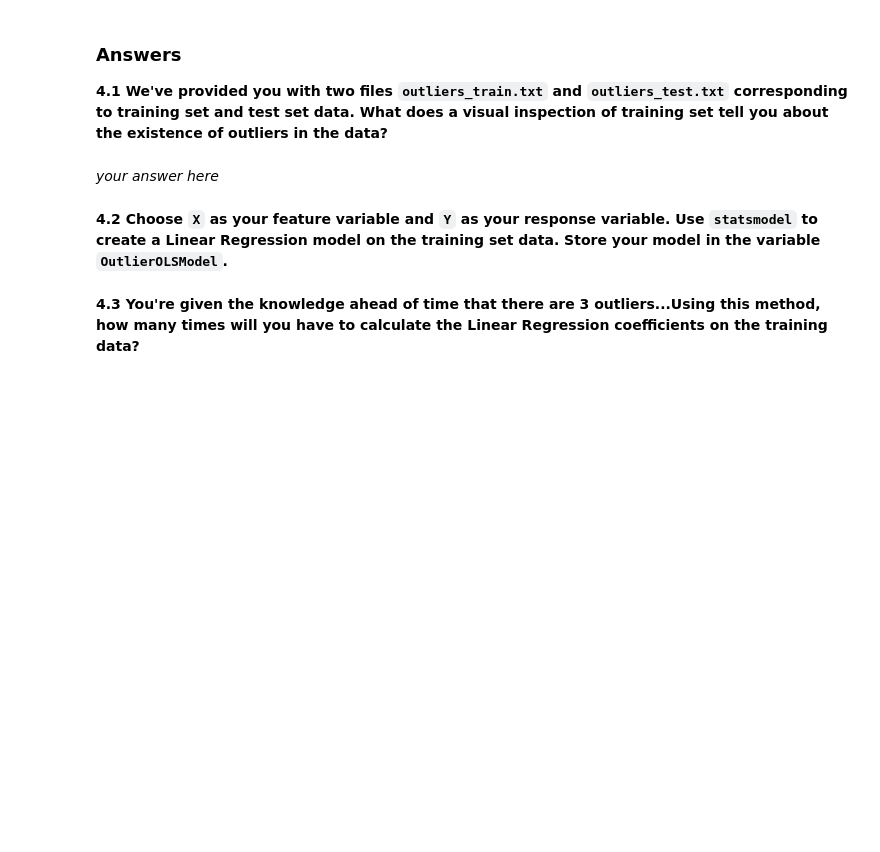
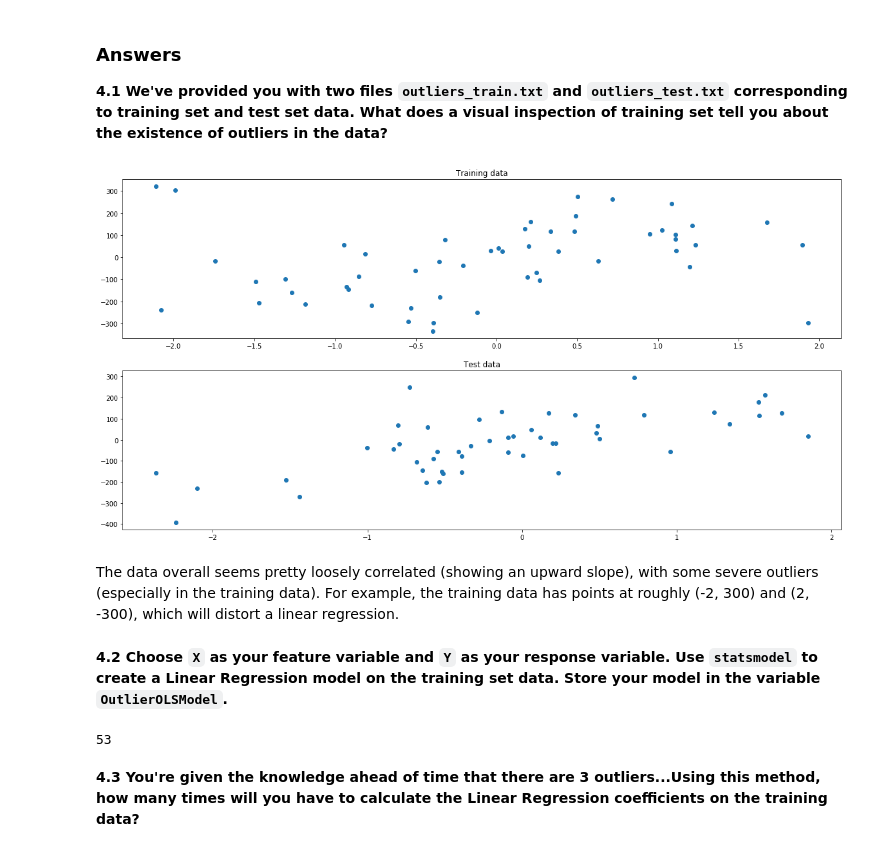
Before and after one commit to katiegrosch/2019-CS109A, a Jupyter notebook: content/homeworks/cs109a_hw2_209/cs109a_hw2/cs109a_hw2.ipynb, the cells around one changed output. Cells and saved outputs as stored; diff of their text form; code cells hidden in the pictures; blank space fills up the shorter version.

```diff
--- a/content/homeworks/cs109a_hw2_209/cs109a_hw2/cs109a_hw2.ipynb
+++ b/content/homeworks/cs109a_hw2_209/cs109a_hw2/cs109a_hw2.ipynb
@@ -433,4 +431,17 @@ You may recall from lectures that OLS Linear Regression can be susceptible to ou
-# %% [markdown]
-*your answer here*
+# %%
+out_train = pd.read_csv('data/outliers_train.csv')
+out_test = pd.read_csv('data/outliers_test.csv')
+
+fig, ax = plt.subplots(2,1)
+ax[0].scatter(out_train['X'],out_train['Y'])
+ax[0].set_title("Training data")
+ax[1].scatter(out_test['X'],out_test['Y'])
+ax[1].set_title("Test data")
+
+plt.show()
+# %% [output]
+[figure, added]
+# %% [markdown]
+The data overall seems pretty loosely correlated (showing an upward slope), with some severe outliers (especially in the training data). For example, the training data has points at roughly (-2, 300) and (2, -300), which will distort a linear regression.
 # %% [markdown]
 **4.2 Choose `X` as your feature variable and `Y` as your response variable.  Use `statsmodel` to create a Linear Regression model on the training set data.  Store your model in the variable `OutlierOLSModel`.**
@@ -439,2 +448,6 @@ You may recall from lectures that OLS Linear Regression can be susceptible to ou
+# %%
+OutlierOLSModel = OLS(out_train['Y'], out_train['X'])
+# %% [output]
+53
 # %% [markdown]
 **4.3 You're given the knowledge ahead of time that there are 3 outliers...Using this method, how many times will you have to calculate the Linear Regression coefficients on the training data?**
```
Also changed, not shown: parts of 7 cells of this notebook.
